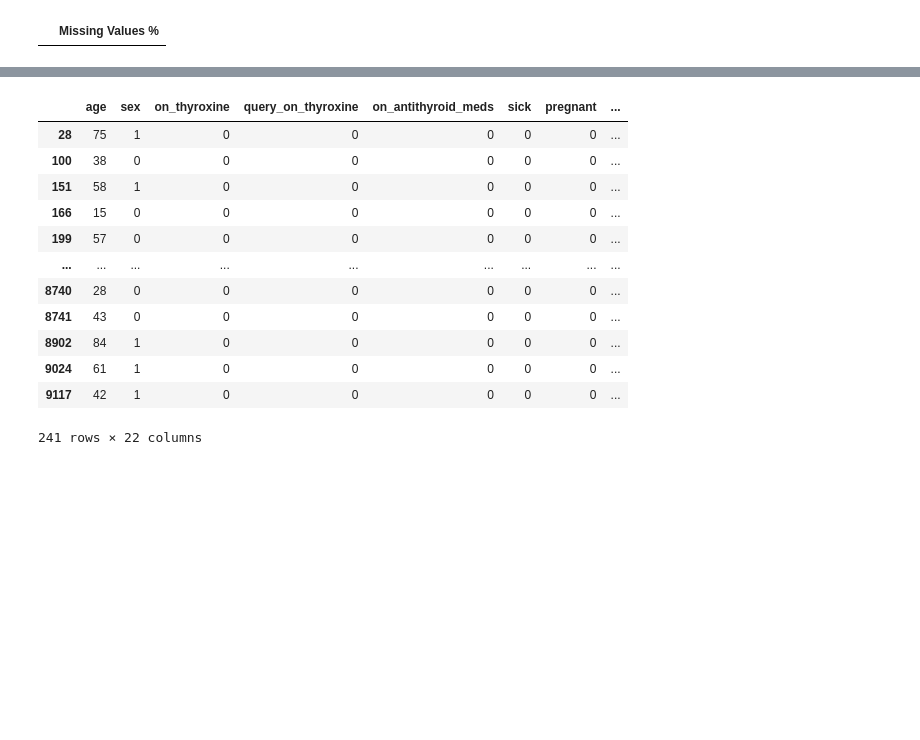
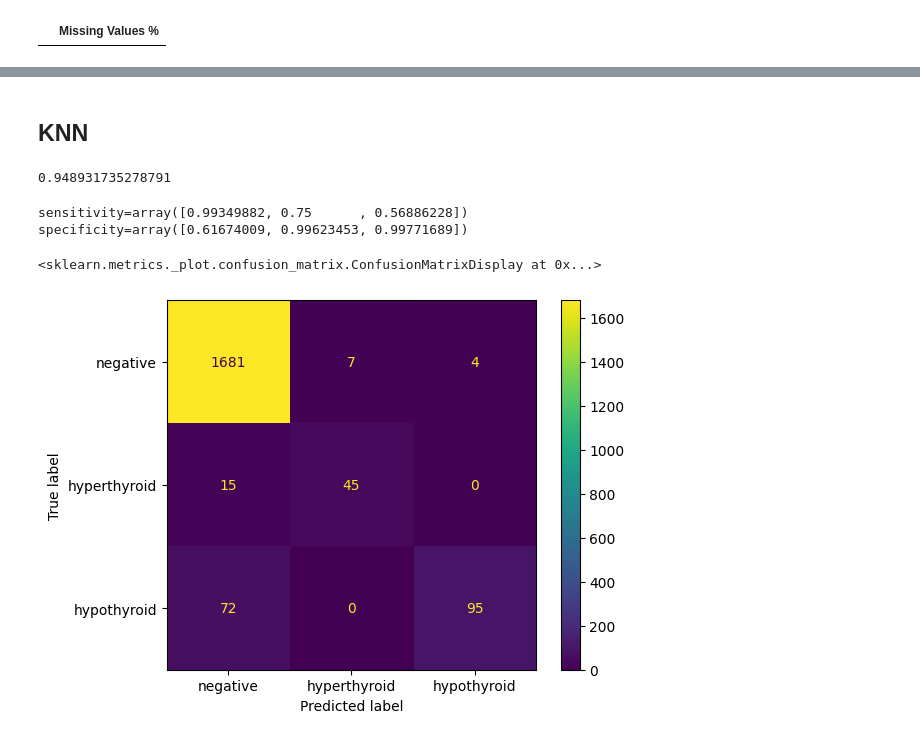
Before and after one commit to Kepins/ByteBots-Hackathon2024, a Jupyter notebook: main.ipynb, the cells around one changed output, grey strips where cells are left out. Drawn from its saved outputs; the diff is of its cells as text; code cells hidden in the pictures; blank space fills up the shorter version.

```diff
--- a/main.ipynb
+++ b/main.ipynb
@@ -335,19 +362,43 @@ import pickle
 
 with open("decisiontree.bin", "wb") as f:
     f.write(pickle.dumps(clf))
-# %%
-df[df["target"] == 1]
-# %% [output]
-|  | age | sex | on_thyroxine | query_on_thyroxine | on_antithyroid_meds | sick | pregnant | ... |
-| 28 | 75 | 1 | 0 | 0 | 0 | 0 | 0 | ... |
-| 100 | 38 | 0 | 0 | 0 | 0 | 0 | 0 | ... |
-| 151 | 58 | 1 | 0 | 0 | 0 | 0 | 0 | ... |
-| 166 | 15 | 0 | 0 | 0 | 0 | 0 | 0 | ... |
-| 199 | 57 | 0 | 0 | 0 | 0 | 0 | 0 | ... |
-| ... | ... | ... | ... | ... | ... | ... | ... | ... |
-| 8740 | 28 | 0 | 0 | 0 | 0 | 0 | 0 | ... |
-| 8741 | 43 | 0 | 0 | 0 | 0 | 0 | 0 | ... |
-| 8902 | 84 | 1 | 0 | 0 | 0 | 0 | 0 | ... |
-| 9024 | 61 | 1 | 0 | 0 | 0 | 0 | 0 | ... |
-| 9117 | 42 | 1 | 0 | 0 | 0 | 0 | 0 | ... |
-241 rows × 22 columns
+# %% [markdown]
+## KNN
+# %%
+from sklearn import neighbors
+clf = neighbors.KNeighborsClassifier(5)
+clf = clf.fit(X_train, y_train)
+# %%
+y_test_pred = clf.predict(X_test)
+clf.score(X_test, y_test)
+# %% [output]
+0.948931735278791
+# %%
+from sklearn.metrics import confusion_matrix, ConfusionMatrixDisplay, multilabel_confusion_matrix
+
+cm = confusion_matrix(y_test, y_test_pred)
+mcm = multilabel_confusion_matrix(y_test, y_test_pred)
+
+tn = mcm[:, 0, 0]
+tp = mcm[:, 1, 1]
+fn = mcm[:, 1, 0]
+fp = mcm[:, 0, 1]
+tp / (tp + fn)
+
+# Sensitivity (Recall or True Positive Rate)
+sensitivity = tp / (tp + fn)
+print(f"{sensitivity=}")
+
+# Specificity (True Negative Rate)
+specificity = tn / (tn + fp)
+print(f"{specificity=}")
+
+labels = ["negative", "hyperthyroid", "hypothyroid"]
+
+disp = ConfusionMatrixDisplay(confusion_matrix = cm, display_labels=labels)
+disp.plot()
+# %% [output]
+sensitivity=array([0.99349882, 0.75      , 0.56886228])
+specificity=array([0.61674009, 0.99623453, 0.99771689])
+<sklearn.metrics._plot.confusion_matrix.ConfusionMatrixDisplay at 0x...>
+[figure, added]
```
Also changed, not shown: parts of 14 cells of this notebook, 2 other files.
